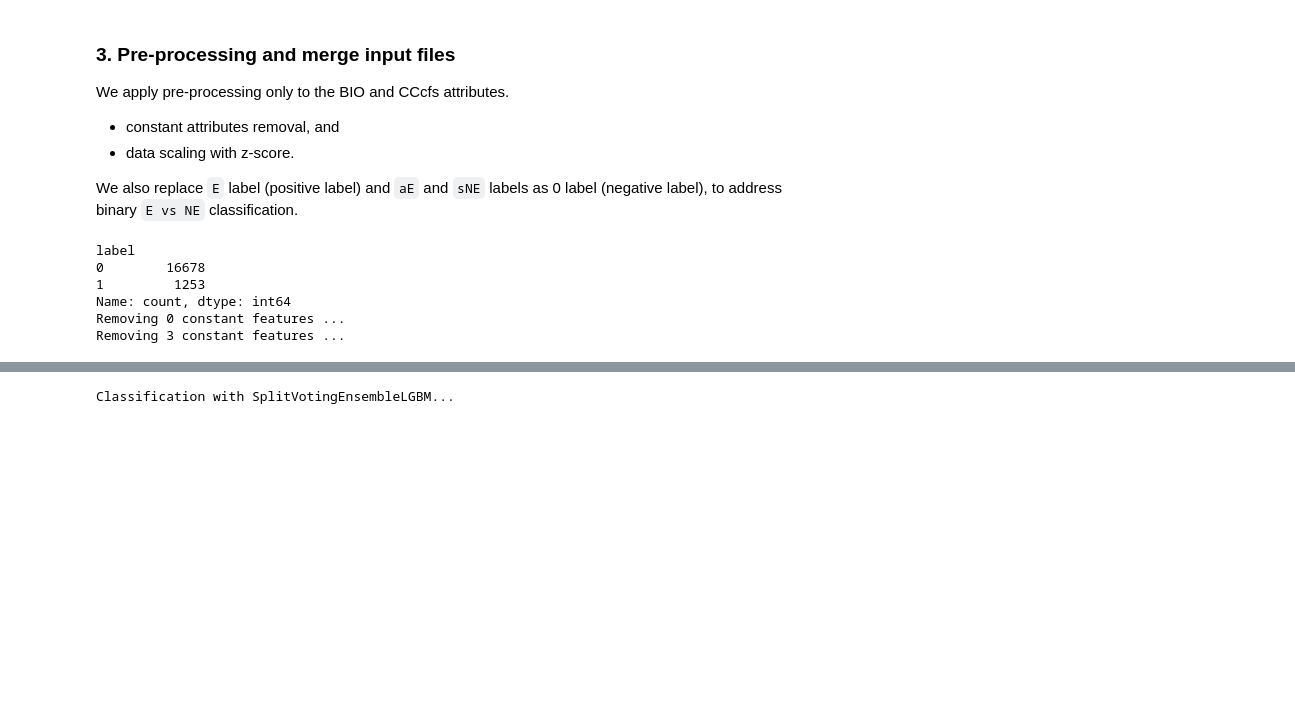
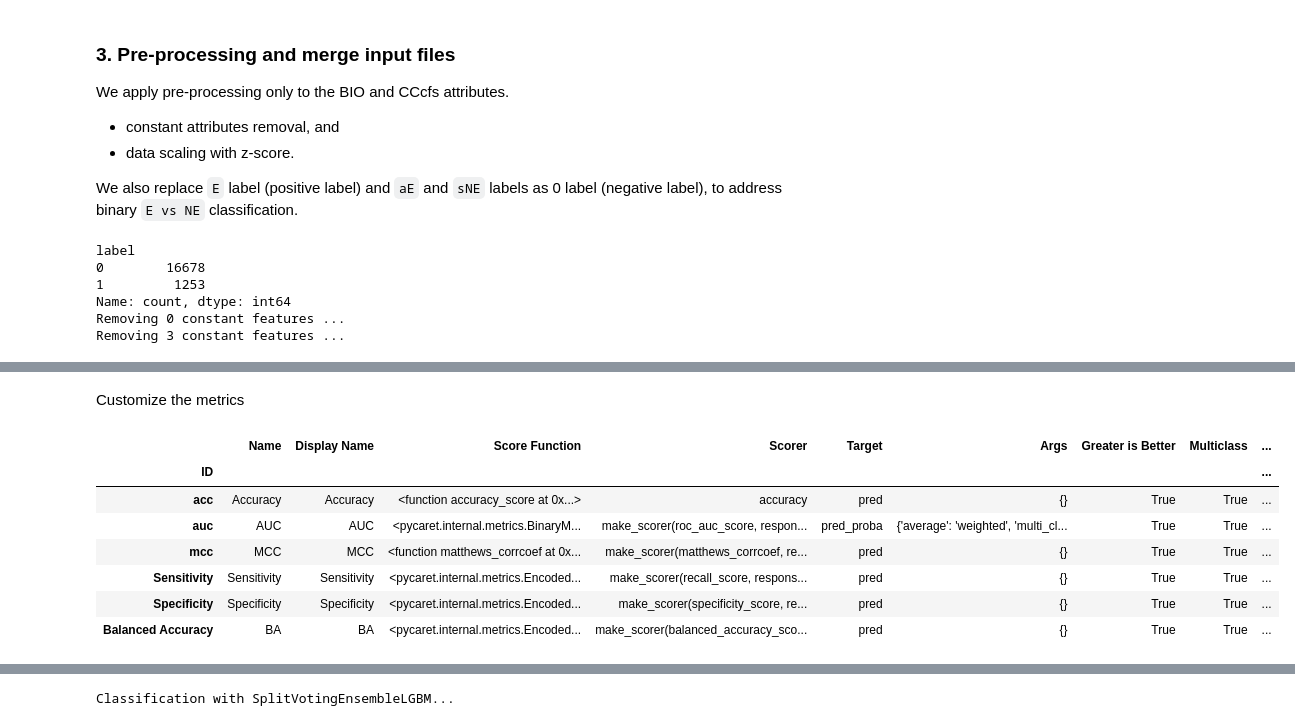
Before and after one commit to giordamaug/HELP, a Jupyter notebook: notebooks/tuning.ipynb, the cells around one changed output, grey strips where cells are left out. Drawn from its saved outputs; the diff is of its cells as text; code cells hidden in the pictures; blank space fills up the shorter version.

```diff
--- a/notebooks/tuning.ipynb
+++ b/notebooks/tuning.ipynb
@@ -54,0 +85,22 @@ Removing 3 constant features ...
+# %% [markdown]
+Customize the metrics
+# %%
+from sklearn.metrics import *
+from imblearn.metrics import specificity_score
+try:
+    [remove_metric(m) for m in ['Precision', 'F1', 'Kappa', 'Recall']]  # remove unused metrics
+    add_metric('Sensitivity', 'Sensitivity', recall_score, greater_is_better = True)
+    add_metric('Specificity', 'Specificity', specificity_score, greater_is_better = True)
+    add_metric('Balanced Accuracy', 'BA', balanced_accuracy_score, greater_is_better = True)
+except:
+    pass
+get_metrics()
+# %% [output]
+|  | Name | Display Name | Score Function | Scorer | Target | Args | Greater is Better | Multiclass | ... |
+| ID |  |  |  |  |  |  |  |  | ... |
+| acc | Accuracy | Accuracy | <function accuracy_score at 0x...> | accuracy | pred | {} | True | True | ... |
+| auc | AUC | AUC | <pycaret.internal.metrics.BinaryM... | make_scorer(roc_auc_score, respon... | pred_proba | {'average': 'weighted', 'multi_cl... | True | True | ... |
+| mcc | MCC | MCC | <function matthews_corrcoef at 0x... | make_scorer(matthews_corrcoef, re... | pred | {} | True | True | ... |
+| Sensitivity | Sensitivity | Sensitivity | <pycaret.internal.metrics.Encoded... | make_scorer(recall_score, respons... | pred | {} | True | True | ... |
+| Specificity | Specificity | Specificity | <pycaret.internal.metrics.Encoded... | make_scorer(specificity_score, re... | pred | {} | True | True | ... |
+| Balanced Accuracy | BA | BA | <pycaret.internal.metrics.Encoded... | make_scorer(balanced_accuracy_sco... | pred | {} | True | True | ... |
```
Also changed, not shown: parts of 5 cells of this notebook, 3 other files.
